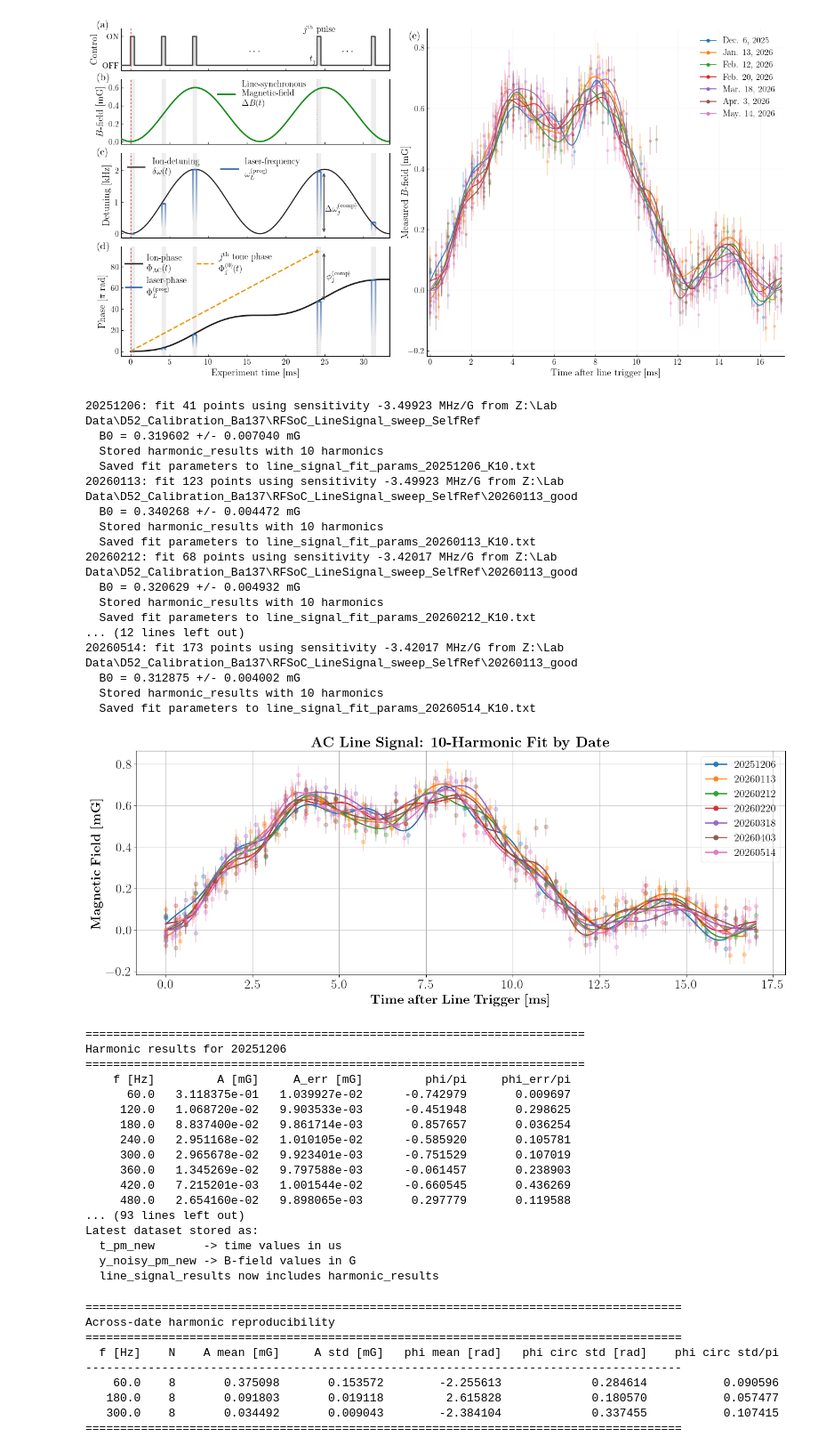
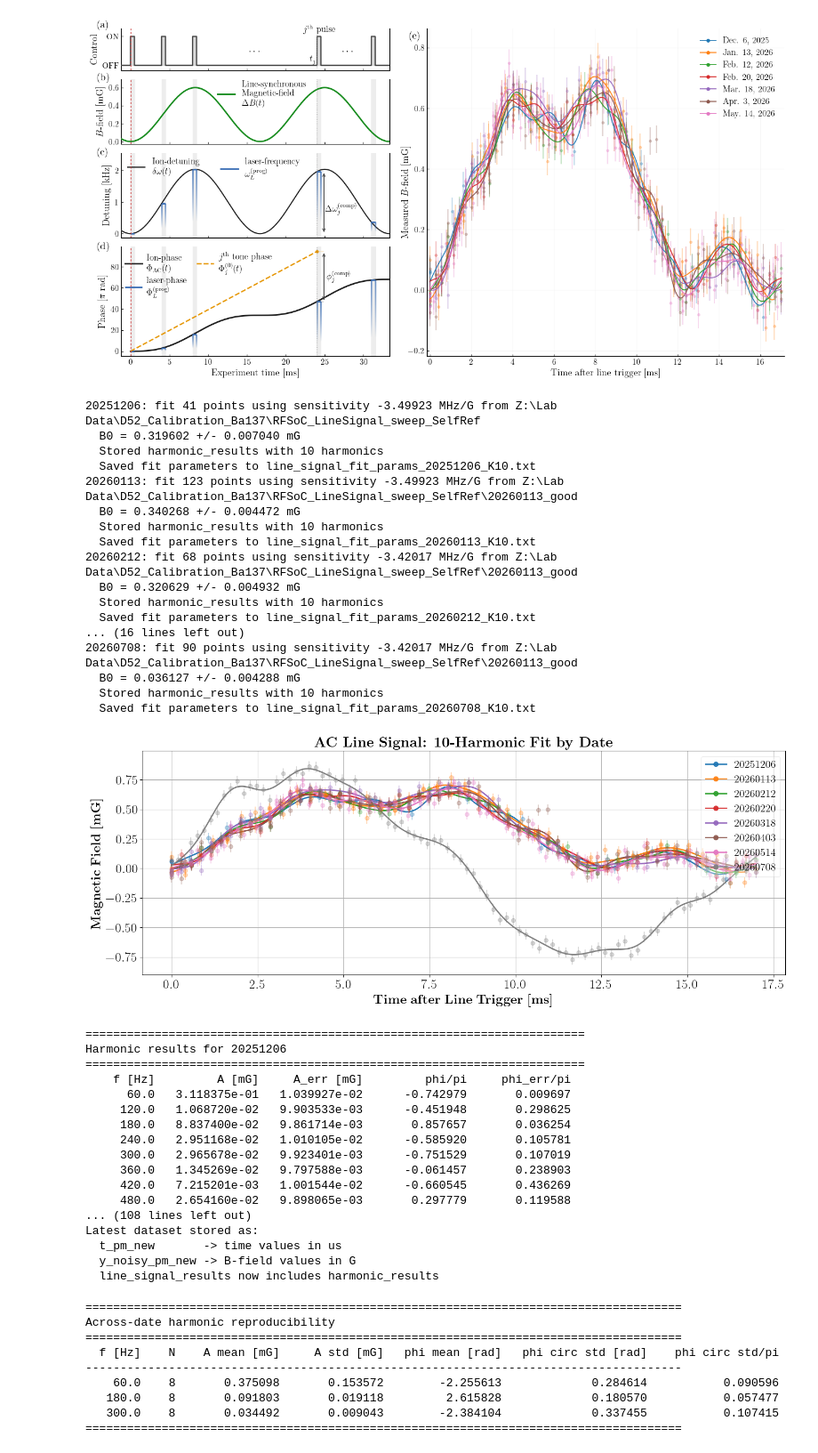
Before and after one commit to GauravTathed/PhD_python_scripts, a Jupyter notebook: Line_signal_Compensation_Figures/Dummy_script_for_ppt.ipynb, the cells around one changed output. Shown at 89% size. Drawn from its saved outputs; the diff is of its cells as text; code cells hidden in the pictures.

```diff
--- a/Line_signal_Compensation_Figures/Dummy_script_for_ppt.ipynb
+++ b/Line_signal_Compensation_Figures/Dummy_script_for_ppt.ipynb
@@ -5339,7 +5339,7 @@ dates = [
     "20260318",
     "20260403",
     "20260514",
-    # "20260708"
+    "20260708"
 ]
 
 # Magnetic-field sensitivity for the sensitive transition, one value per date.
@@ -5352,10 +5352,10 @@ sens_list_f1 = [
     -3.42017,
     -3.42017,
     -3.42017,
-    # -3.42017
+    -3.42017
 ]
 
-erase_offset_list = [False, True, False, False, False, False, False]
+erase_offset_list = [False, True, False, False, False, False, False, False]
 
 # Ten harmonics of 60 Hz
 fit_freqs = [60, 120, 180, 240, 300, 360, 420, 480, 540, 600]
@@ -5766,38 +5766,38 @@ for result in line_signal_results:
             f"{phi_err / np.pi:14.6f}"
         )
 
 
 # =========================================================
 # KEEP LATEST DATASET AVAILABLE FOR DOWNSTREAM CELLS
 # =========================================================
 latest_result = line_signal_results[-1]
 
 t_pm_new = latest_result["t_us"]
 y_noisy_pm_new = latest_result["B_mG"] / 1000.0
 
 print("\nLatest dataset stored as:")
 print("  t_pm_new       -> time values in us")
 print("  y_noisy_pm_new -> B-field values in G")
 print("  line_signal_results now includes harmonic_results")
 # %% [output]
 20251206: fit 41 points using sensitivity -3.49923 MHz/G from Z:\Lab Data\D52_Calibration_Ba137\RFSoC_LineSignal_sweep_SelfRef
   B0 = 0.319602 +/- 0.007040 mG
   Stored harmonic_results with 10 harmonics
   Saved fit parameters to line_signal_fit_params_20251206_K10.txt
 20260113: fit 123 points using sensitivity -3.49923 MHz/G from Z:\Lab Data\D52_Calibration_Ba137\RFSoC_LineSignal_sweep_SelfRef\20260113_good
   B0 = 0.340268 +/- 0.004472 mG
   Stored harmonic_results with 10 harmonics
   Saved fit parameters to line_signal_fit_params_20260113_K10.txt
 20260212: fit 68 points using sensitivity -3.42017 MHz/G from Z:\Lab Data\D52_Calibration_Ba137\RFSoC_LineSignal_sweep_SelfRef\20260113_good
   B0 = 0.320629 +/- 0.004932 mG
   Stored harmonic_results with 10 harmonics
   Saved fit parameters to line_signal_fit_params_20260212_K10.txt
-... (12 lines left out)
-20260514: fit 173 points using sensitivity -3.42017 MHz/G from Z:\Lab Data\D52_Calibration_Ba137\RFSoC_LineSignal_sweep_SelfRef\20260113_good
-  B0 = 0.312875 +/- 0.004002 mG
+... (16 lines left out)
+20260708: fit 90 points using sensitivity -3.42017 MHz/G from Z:\Lab Data\D52_Calibration_Ba137\RFSoC_LineSignal_sweep_SelfRef\20260113_good
+  B0 = 0.036127 +/- 0.004288 mG
   Stored harmonic_results with 10 harmonics
-  Saved fit parameters to line_signal_fit_params_20260514_K10.txt
+  Saved fit parameters to line_signal_fit_params_20260708_K10.txt
-[figure, old version]
+[figure, new version]
 ========================================================================
 Harmonic results for 20251206
 ========================================================================
@@ -5810,7 +5810,7 @@ Harmonic results for 20251206
      360.0   1.345269e-02   9.797588e-03      -0.061457       0.238903
      420.0   7.215201e-03   1.001544e-02      -0.660545       0.436269
      480.0   2.654160e-02   9.898065e-03       0.297779       0.119588
-... (93 lines left out)
+... (108 lines left out)
 Latest dataset stored as:
   t_pm_new       -> time values in us
   y_noisy_pm_new -> B-field values in G
```
Also changed, not shown: parts of 3 cells of this notebook, 12 other files.
